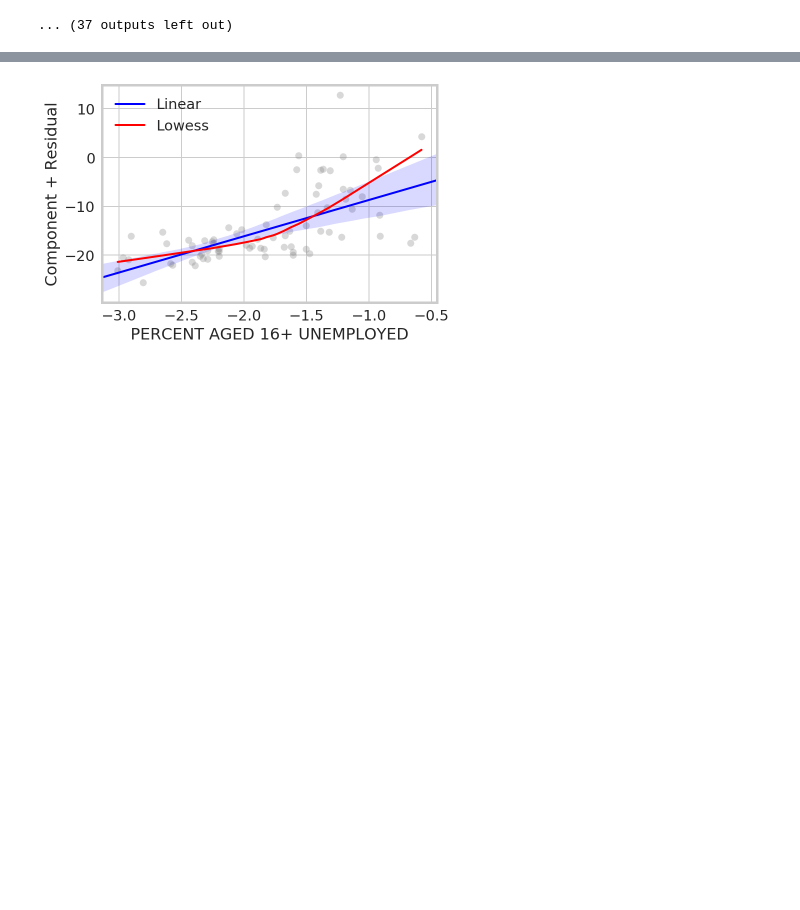
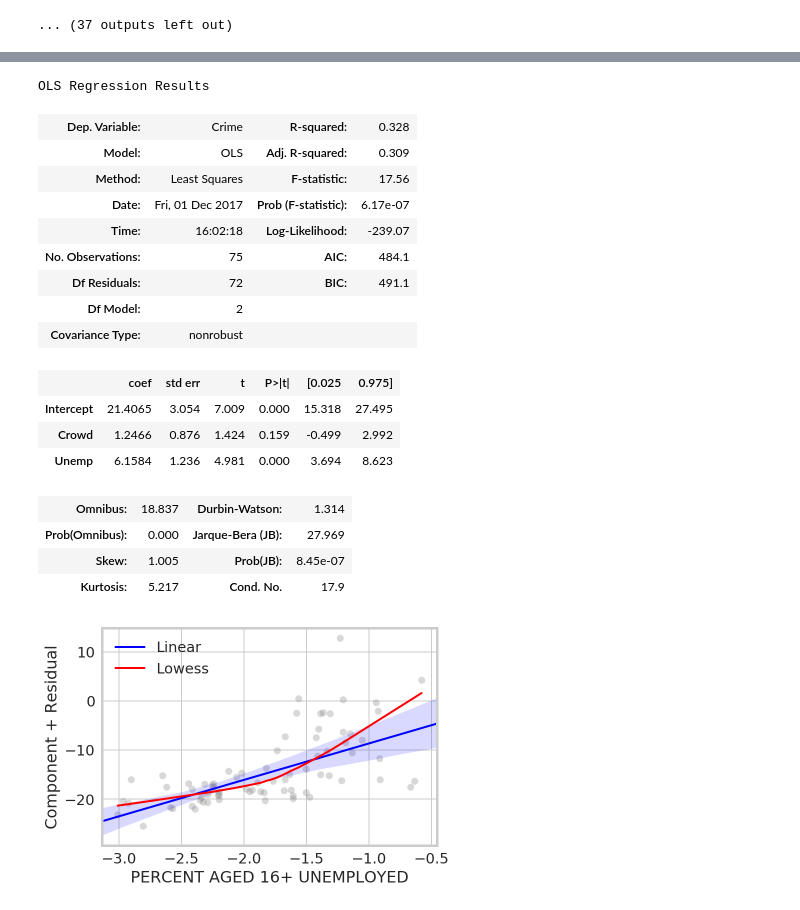
Before and after one commit to bac2qh/ippp_Final_Project, a Jupyter notebook: Crime_Type_Reg_xin.ipynb, the cells around one changed output, grey strips where cells are left out. Drawn from its saved outputs; the diff is of its cells as text; code cells hidden in the pictures; blank space fills up the shorter version.

```diff
--- a/Crime_Type_Reg_xin.ipynb
+++ b/Crime_Type_Reg_xin.ipynb
@@ -238,6 +279,37 @@ OLS Regression Results
 | Prob(Omnibus): | 0.000 | Jarque-Bera (JB): | 27.481 |
 | Skew: | 0.921 | Prob(JB): | 1.08e-06 |
 | Kurtosis: | 5.324 | Cond. No. | 2.29e+05 |
+# %%
+# we can see that unemp and crwod are significant at 0.1 level
+ols_homicide = smf.ols(formula = "Crime ~ Crowd + Unemp",
+              data = homicide.rename(columns = {"No_Crimes"                                 : "Crime",
+                                                 "PERCENT OF HOUSING CROWDED"                 : "Crowd",
+                                                 "PERCENT HOUSEHOLDS BELOW POVERTY"           : "Poverty",
+                                                 "PERCENT AGED 16+ UNEMPLOYED"                : "Unemp",
+                                                 "PERCENT AGED 25+ WITHOUT HIGH SCHOOL DIPLOMA": "Edu",
+                                                 "PERCENT AGED UNDER 18 OR OVER 64"           : "Age",
+                                                 "PER CAPITA INCOME "                         : "Income",}))
+model_homicide = ols_homicide.fit()
+model_homicide.summary()
+# %% [output]
+OLS Regression Results
+| Dep. Variable: | Crime | R-squared: | 0.328 |
+| Model: | OLS | Adj. R-squared: | 0.309 |
+| Method: | Least Squares | F-statistic: | 17.56 |
+| Date: | Fri, 01 Dec 2017 | Prob (F-statistic): | 6.17e-07 |
+| Time: | 16:02:18 | Log-Likelihood: | -239.07 |
+| No. Observations: | 75 | AIC: | 484.1 |
+| Df Residuals: | 72 | BIC: | 491.1 |
+| Df Model: | 2 |  |  |
+| Covariance Type: | nonrobust |  |  |
+|  | coef | std err | t | P>|t| | [0.025 | 0.975] |
+| Intercept | 21.4065 | 3.054 | 7.009 | 0.000 | 15.318 | 27.495 |
+| Crowd | 1.2466 | 0.876 | 1.424 | 0.159 | -0.499 | 2.992 |
+| Unemp | 6.1584 | 1.236 | 4.981 | 0.000 | 3.694 | 8.623 |
+| Omnibus: | 18.837 | Durbin-Watson: | 1.314 |
+| Prob(Omnibus): | 0.000 | Jarque-Bera (JB): | 27.969 |
+| Skew: | 1.005 | Prob(JB): | 8.45e-07 |
+| Kurtosis: | 5.217 | Cond. No. | 17.9 |
 # %%
 homicide_socio = pd.Series(name = "Component + Residual", data = model_homicide.resid + homicide["PERCENT AGED 16+ UNEMPLOYED"] * model_homicide.
                 params["Unemp"])
```
Also changed, not shown: parts of 12 cells of this notebook, 1 other file.
